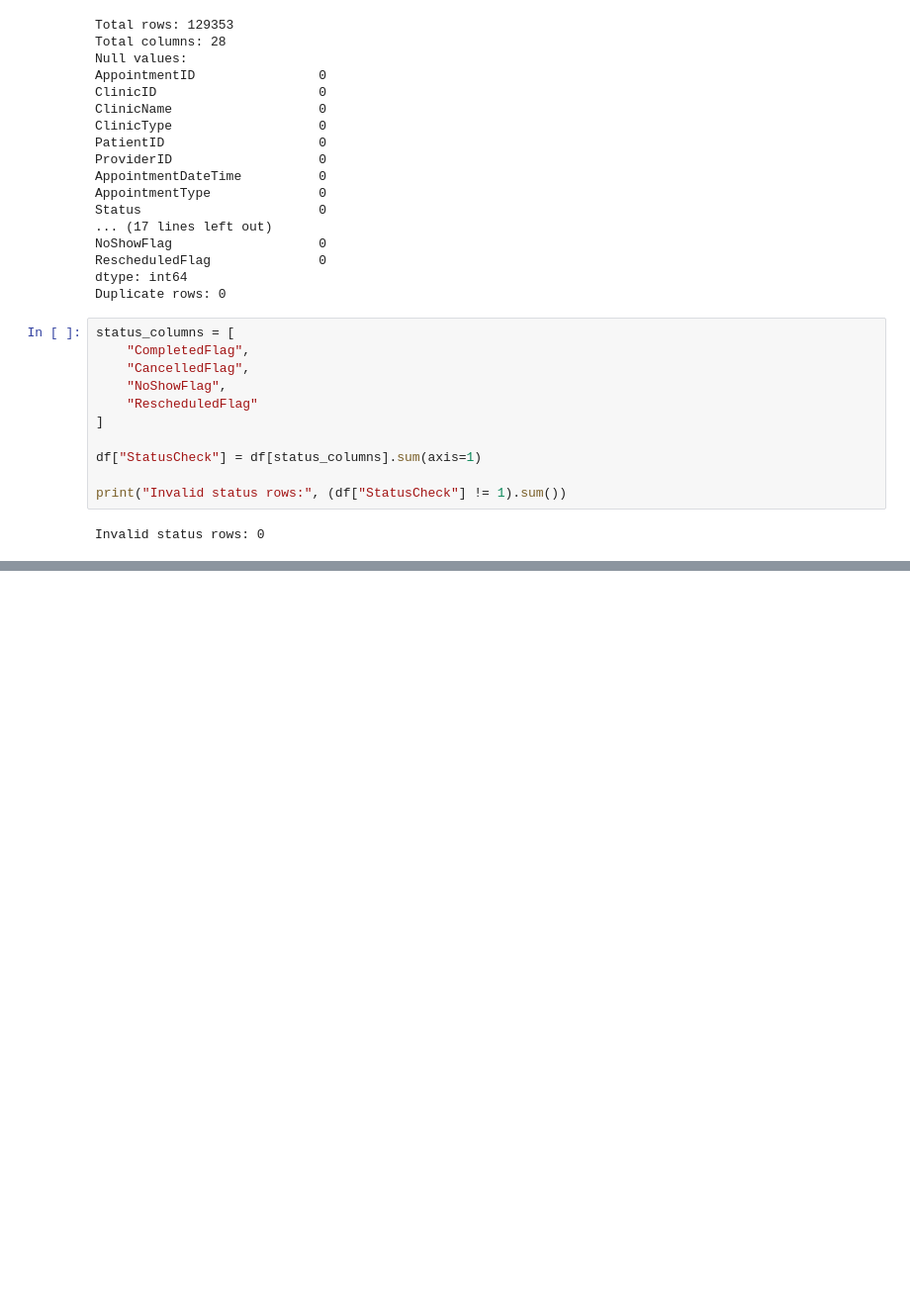
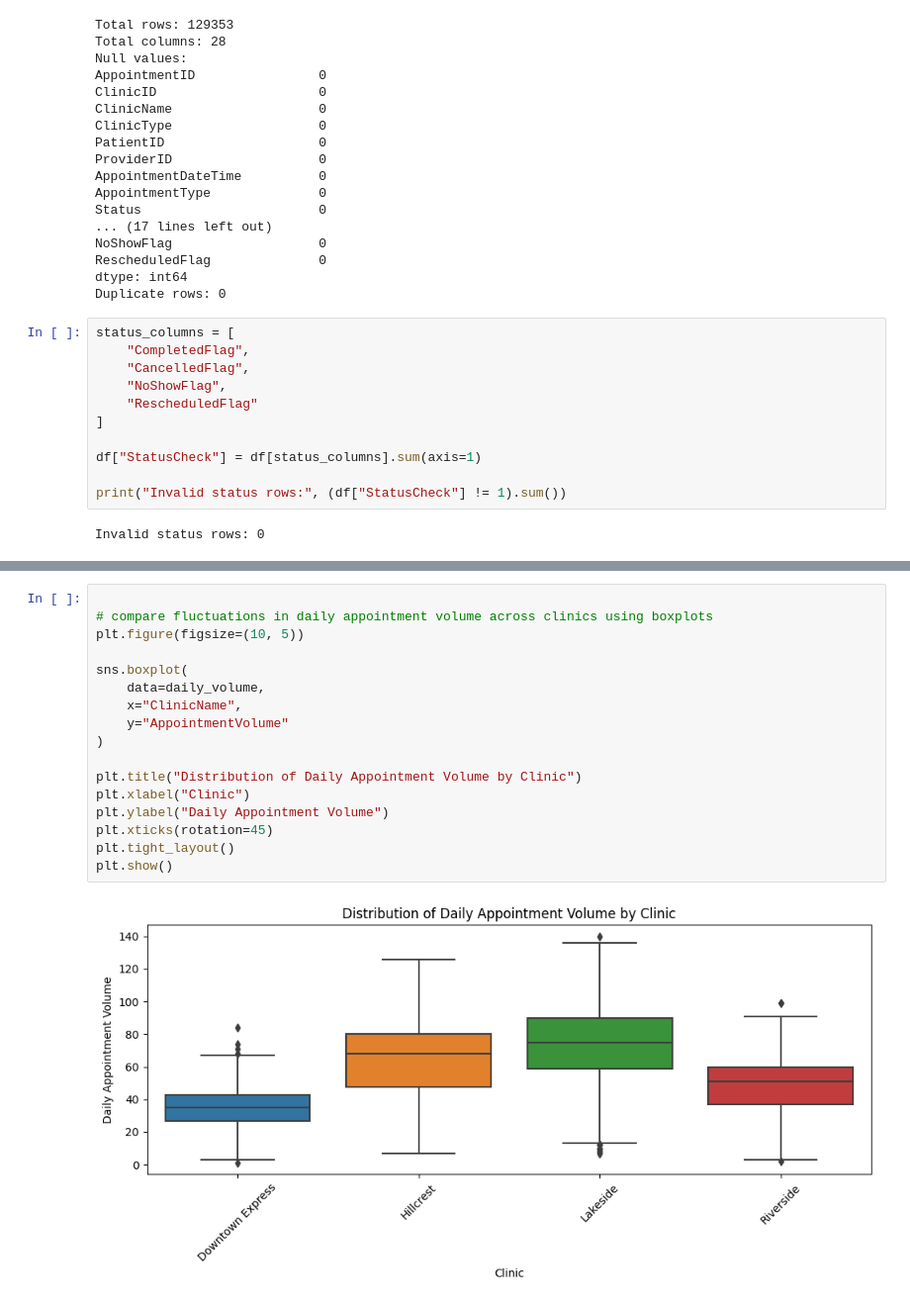
Before and after one commit to joshegwuatu/Appointment-volume-forecasting, a Jupyter notebook: EDA/01-EDA.ipynb, the cells around one changed output, grey strips where cells are left out. Shown at 99% size. Drawn from its saved outputs; the diff is of its cells as text; blank space fills up the shorter version.

```diff
--- a/EDA/01-EDA.ipynb
+++ b/EDA/01-EDA.ipynb
@@ -801,0 +973,19 @@ Invalid status rows: 0
+# %%
+
+# compare fluctuations in daily appointment volume across clinics using boxplots
+plt.figure(figsize=(10, 5))
+
+sns.boxplot(
+    data=daily_volume,
+    x="ClinicName",
+    y="AppointmentVolume"
+)
+
+plt.title("Distribution of Daily Appointment Volume by Clinic")
+plt.xlabel("Clinic")
+plt.ylabel("Daily Appointment Volume")
+plt.xticks(rotation=45)
+plt.tight_layout()
+plt.show()
+# %% [output]
+[figure, added]
```
Also changed, not shown: parts of 9 cells of this notebook, 2 other files.
